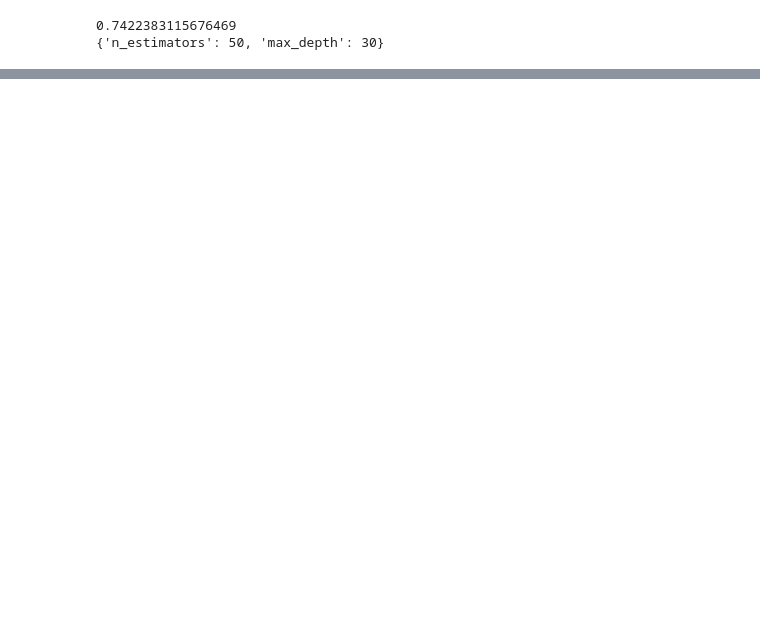
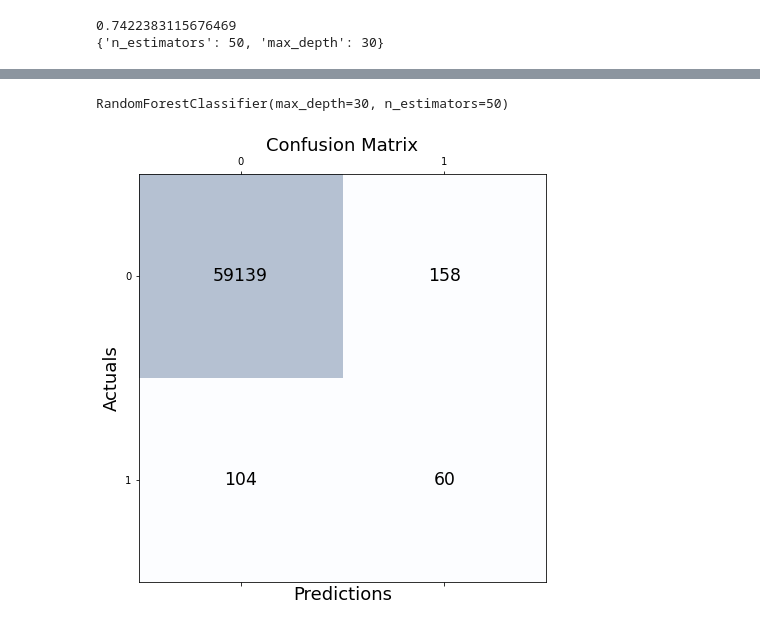
Before and after one commit to nlsschim/Water-Pipe-Project, a Jupyter notebook: scripts/ML_crossval.ipynb, the cells around one changed output, grey strips where cells are left out. Saved outputs shown, nothing was run; the diff lists cells and outputs as text; code cells hidden in the pictures; blank space fills up the shorter version.

```diff
--- a/scripts/ML_crossval.ipynb
+++ b/scripts/ML_crossval.ipynb
@@ -36,3 +28,11 @@ df.head()
+# %%
+sea_df = pd.read_csv("compat_sea.csv")
+tac_df = pd.read_csv("compat_tac.csv")
+
+train_sea = sea_df[~sea_df["Process_year"].eq(2020)]
+train_tac = tac_df[~tac_df["Process_year"].eq(2020)]
+val_sea = sea_df[sea_df["Process_year"].eq(2020)]
+val_tac = tac_df[tac_df["Process_year"].eq(2020)]
 # %%
 param_list = {
       'n_estimators': [50],
@@ -116,0 +222,55 @@ print(best_score)
+# %%
+classifier = RandomForestClassifier(n_estimators=50, max_depth=30)
+
+train_df = train_sea.drop(['TARGET_FID', 'Process_year', 'Break_Yr'], axis=1) \
+            .dropna(axis=0) \
+            .astype(np.float32)
+
+val_df = val_sea.drop(['TARGET_FID', 'Process_year', 'Break_Yr'], axis=1) \
+            .dropna(axis=0) \
+            .astype(np.float32)
+
+x_train = train_df.drop('Target', axis=1)
+y_train = train_df['Target']
+classifier.fit(x_train, y_train)
+#plot_confusion_matrix()
+# %% [output]
+RandomForestClassifier(max_depth=30, n_estimators=50)
+# %%
+# make predictions on evaluation dataset
+x_val = val_df.drop('Target', axis=1)
+y_val = val_df['Target']
+
+pred_prob_all = classifier.predict_proba(x_val)
+inds = np.argsort(-pred_prob_all[:,1])
+
+pred_prob  = pred_prob_all[inds[:], 1]
+
+preds = (pred_prob >= 0.2).astype(bool)
+
+y_val = np.array(y_val)[inds[:]]
+
+recall = recall_score(y_true=y_val, y_pred=preds)
+precision = precision_score(y_true=y_val, y_pred=preds)
+
+bal_acc = balanced_accuracy_score(y_true=y_val, y_pred=preds)
+train_preds = classifier.predict(x_train)
+
+train_recall = recall_score(y_train, train_preds)
+train_precision = precision_score(y_train, train_preds)
+
+train_bal_acc = balanced_accuracy_score(y_train, train_preds)
+# %%
+conf_matrix = confusion_matrix(y_val, preds, labels=[0, 1])
+fig, ax = plt.subplots(figsize=(7.5, 7.5))
+ax.matshow(conf_matrix, cmap=plt.cm.Blues, alpha=0.3)
+for i in range(conf_matrix.shape[0]):
+    for j in range(conf_matrix.shape[1]):
+        ax.text(x=j, y=i,s=conf_matrix[i, j], va='center', ha='center', size='xx-large')
+
+plt.xlabel('Predictions', fontsize=18)
+plt.ylabel('Actuals', fontsize=18)
+plt.title('Confusion Matrix', fontsize=18)
+plt.show()
+# %% [output]
+[figure, added]
```
Also changed, not shown: parts of 13 cells of this notebook, 1 other file.
